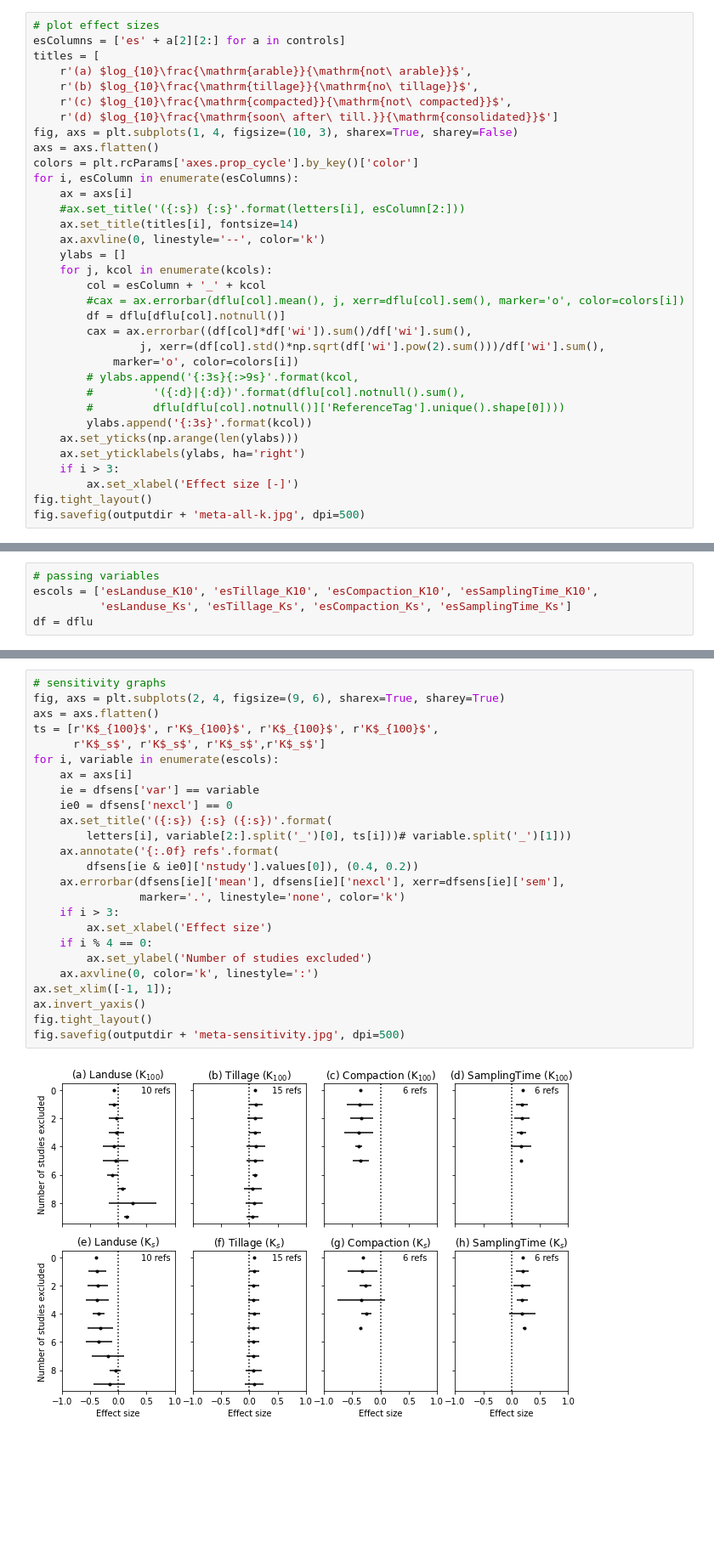
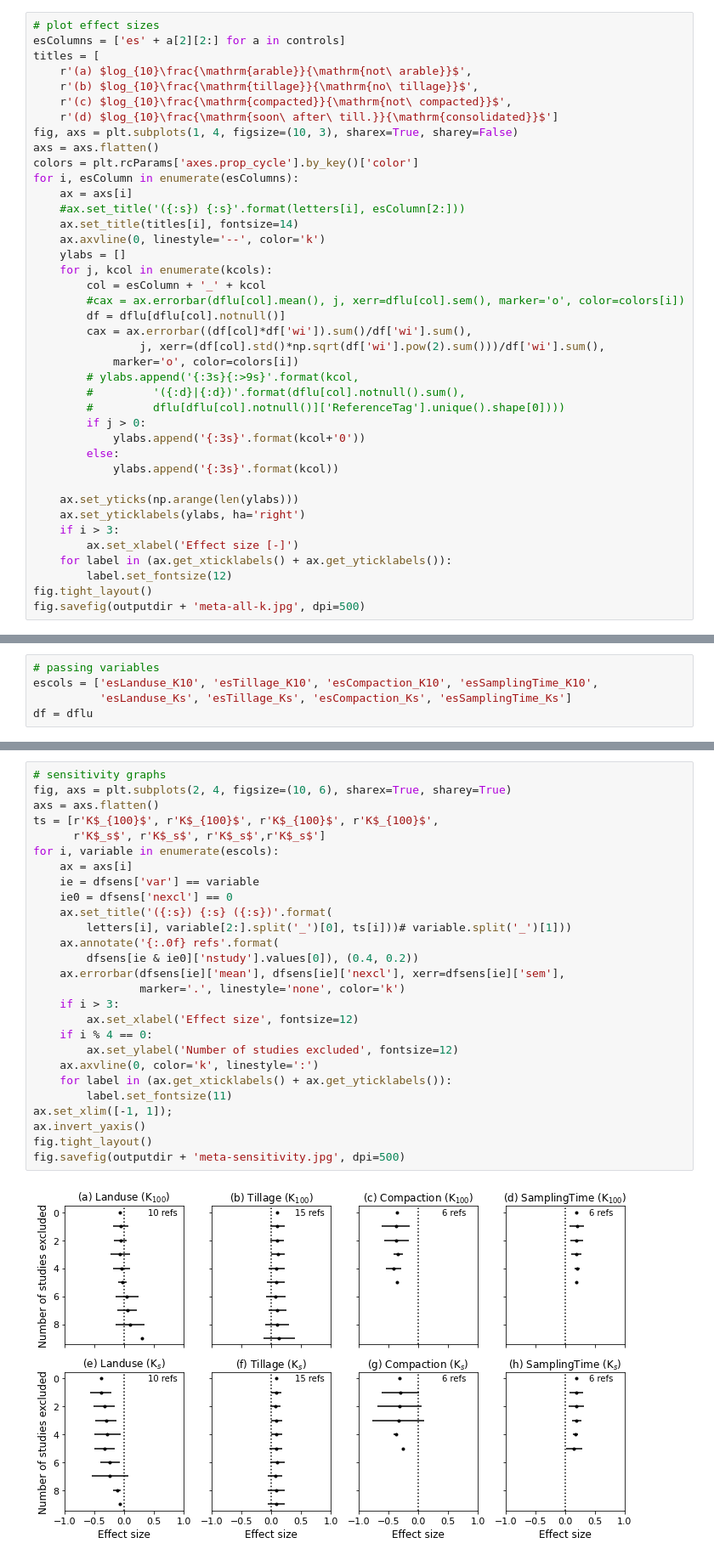
Before and after one commit to climasoma/otim-db, a Jupyter notebook: notebooks/meta-analysis.ipynb, the cells around one changed output, grey strips where cells are left out. Shown at 85% size. Cells and saved outputs as stored; diff of their text form; blank space fills up the shorter version.

```diff
--- a/notebooks/meta-analysis.ipynb
+++ b/notebooks/meta-analysis.ipynb
@@ -487,11 +487,17 @@ for i, esColumn in enumerate(esColumns):
         # ylabs.append('{:3s}{:>9s}'.format(kcol,
         #         '({:d}|{:d})'.format(dflu[col].notnull().sum(),
         #         dflu[dflu[col].notnull()]['ReferenceTag'].unique().shape[0])))
-        ylabs.append('{:3s}'.format(kcol))
+        if j > 0:
+            ylabs.append('{:3s}'.format(kcol+'0'))
+        else:
+            ylabs.append('{:3s}'.format(kcol))
+
     ax.set_yticks(np.arange(len(ylabs)))
     ax.set_yticklabels(ylabs, ha='right')
     if i > 3:
         ax.set_xlabel('Effect size [-]')
+    for label in (ax.get_xticklabels() + ax.get_yticklabels()):
+        label.set_fontsize(12)
 fig.tight_layout()
 fig.savefig(outputdir + 'meta-all-k.jpg', dpi=500)
 # %% [output]
@@ -551,30 +557,32 @@ dfsens.head()
 # %%
 # sensitivity graphs
-fig, axs = plt.subplots(2, 4, figsize=(9, 6), sharex=True, sharey=True)
+fig, axs = plt.subplots(2, 4, figsize=(10, 6), sharex=True, sharey=True)
 axs = axs.flatten()
 ts = [r'K$_{100}$', r'K$_{100}$', r'K$_{100}$', r'K$_{100}$',
       r'K$_s$', r'K$_s$', r'K$_s$',r'K$_s$']
 for i, variable in enumerate(escols):
     ax = axs[i]
     ie = dfsens['var'] == variable
     ie0 = dfsens['nexcl'] == 0
     ax.set_title('({:s}) {:s} ({:s})'.format(
         letters[i], variable[2:].split('_')[0], ts[i]))# variable.split('_')[1]))
     ax.annotate('{:.0f} refs'.format(
         dfsens[ie & ie0]['nstudy'].values[0]), (0.4, 0.2))
     ax.errorbar(dfsens[ie]['mean'], dfsens[ie]['nexcl'], xerr=dfsens[ie]['sem'],
                 marker='.', linestyle='none', color='k')
     if i > 3:
-        ax.set_xlabel('Effect size')
+        ax.set_xlabel('Effect size', fontsize=12)
     if i % 4 == 0:
-        ax.set_ylabel('Number of studies excluded')
+        ax.set_ylabel('Number of studies excluded', fontsize=12)
     ax.axvline(0, color='k', linestyle=':')
+    for label in (ax.get_xticklabels() + ax.get_yticklabels()):
+        label.set_fontsize(11)
 ax.set_xlim([-1, 1]);
 ax.invert_yaxis()
 fig.tight_layout()
 fig.savefig(outputdir + 'meta-sensitivity.jpg', dpi=500)
 # %% [output]
-[figure, old version]
+[figure, new version]
 # %% [markdown]
 ## Publication bias
 As no SD was available, we looked at the publication bias by simply plotting the histogram of the effect size. The deviation from of the shape of the histogram from a normal distribution can be a sign of publication bias.
```
Also changed, not shown: parts of 4 cells of this notebook, 31 other files.
